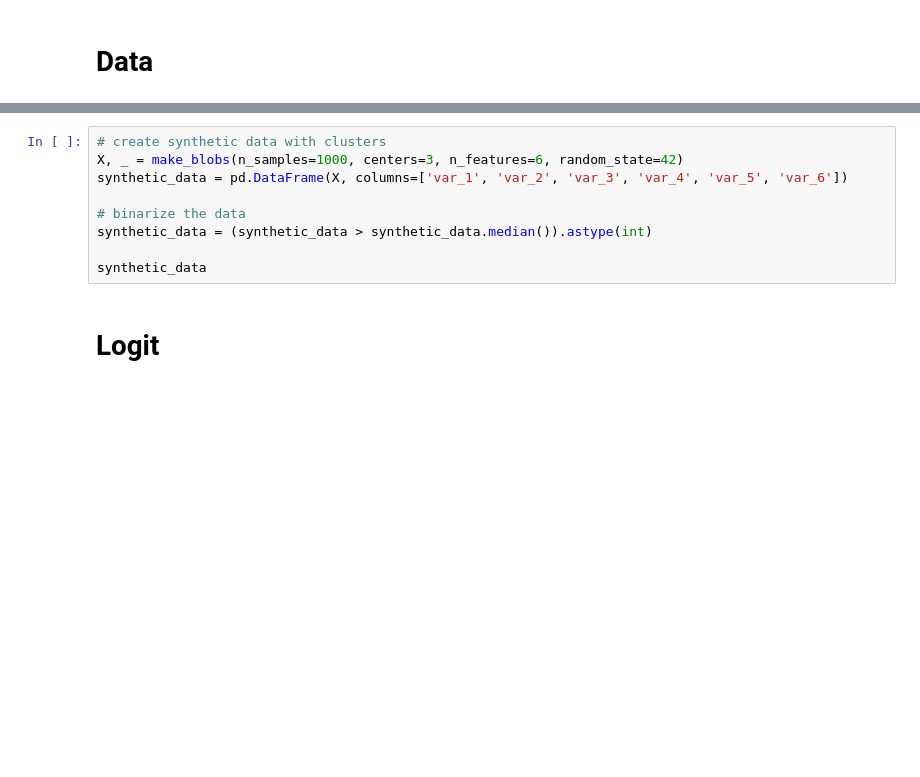
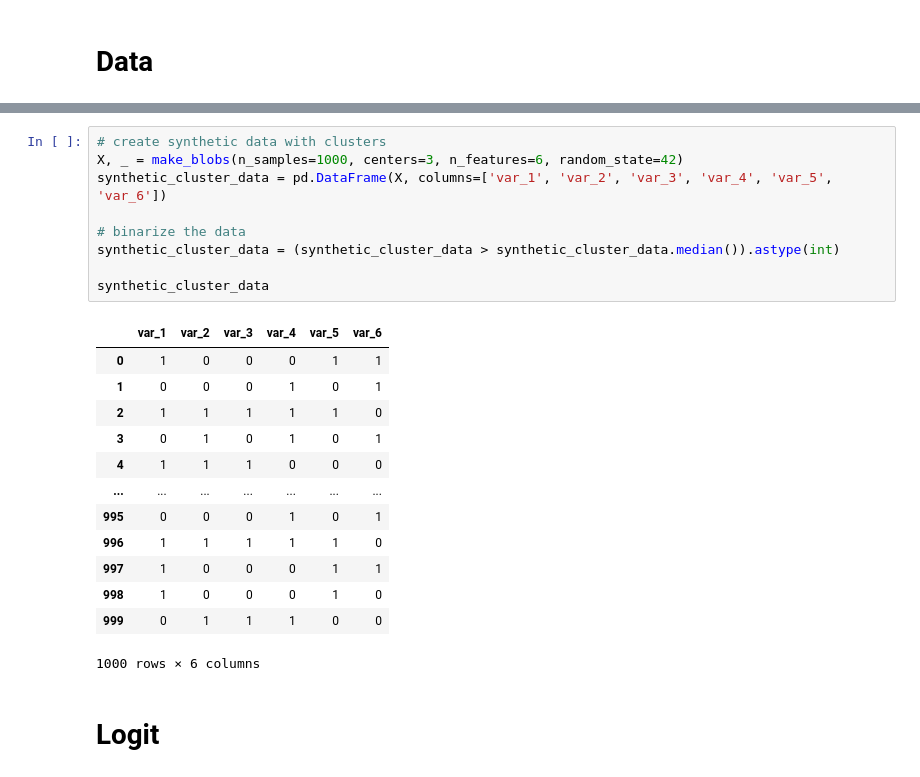
Before and after one commit to noelkronenberg/utils, a Jupyter notebook: examples.ipynb, the cells around one changed output, grey strips where cells are left out. Drawn from its saved outputs; the diff is of its cells as text; blank space fills up the shorter version.

```diff
--- a/examples.ipynb
+++ b/examples.ipynb
@@ -27,12 +34,26 @@ binary_iris_data
 # %%
 # create synthetic data with clusters
 X, _ = make_blobs(n_samples=1000, centers=3, n_features=6, random_state=42)
-synthetic_data = pd.DataFrame(X, columns=['var_1', 'var_2', 'var_3', 'var_4', 'var_5', 'var_6'])
+synthetic_cluster_data = pd.DataFrame(X, columns=['var_1', 'var_2', 'var_3', 'var_4', 'var_5', 'var_6'])
 
 # binarize the data
-synthetic_data = (synthetic_data > synthetic_data.median()).astype(int)
+synthetic_cluster_data = (synthetic_cluster_data > synthetic_cluster_data.median()).astype(int)
 
-synthetic_data
+synthetic_cluster_data
+# %% [output]
+|  | var_1 | var_2 | var_3 | var_4 | var_5 | var_6 |
+| 0 | 1 | 0 | 0 | 0 | 1 | 1 |
+| 1 | 0 | 0 | 0 | 1 | 0 | 1 |
+| 2 | 1 | 1 | 1 | 1 | 1 | 0 |
+| 3 | 0 | 1 | 0 | 1 | 0 | 1 |
+| 4 | 1 | 1 | 1 | 0 | 0 | 0 |
+| ... | ... | ... | ... | ... | ... | ... |
+| 995 | 0 | 0 | 0 | 1 | 0 | 1 |
+| 996 | 1 | 1 | 1 | 1 | 1 | 0 |
+| 997 | 1 | 0 | 0 | 0 | 1 | 1 |
+| 998 | 1 | 0 | 0 | 0 | 1 | 0 |
+| 999 | 0 | 1 | 1 | 1 | 0 | 0 |
+1000 rows × 6 columns
 # %% [markdown]
 # Logit
 # %%
```
Also changed, not shown: parts of 13 cells of this notebook.
